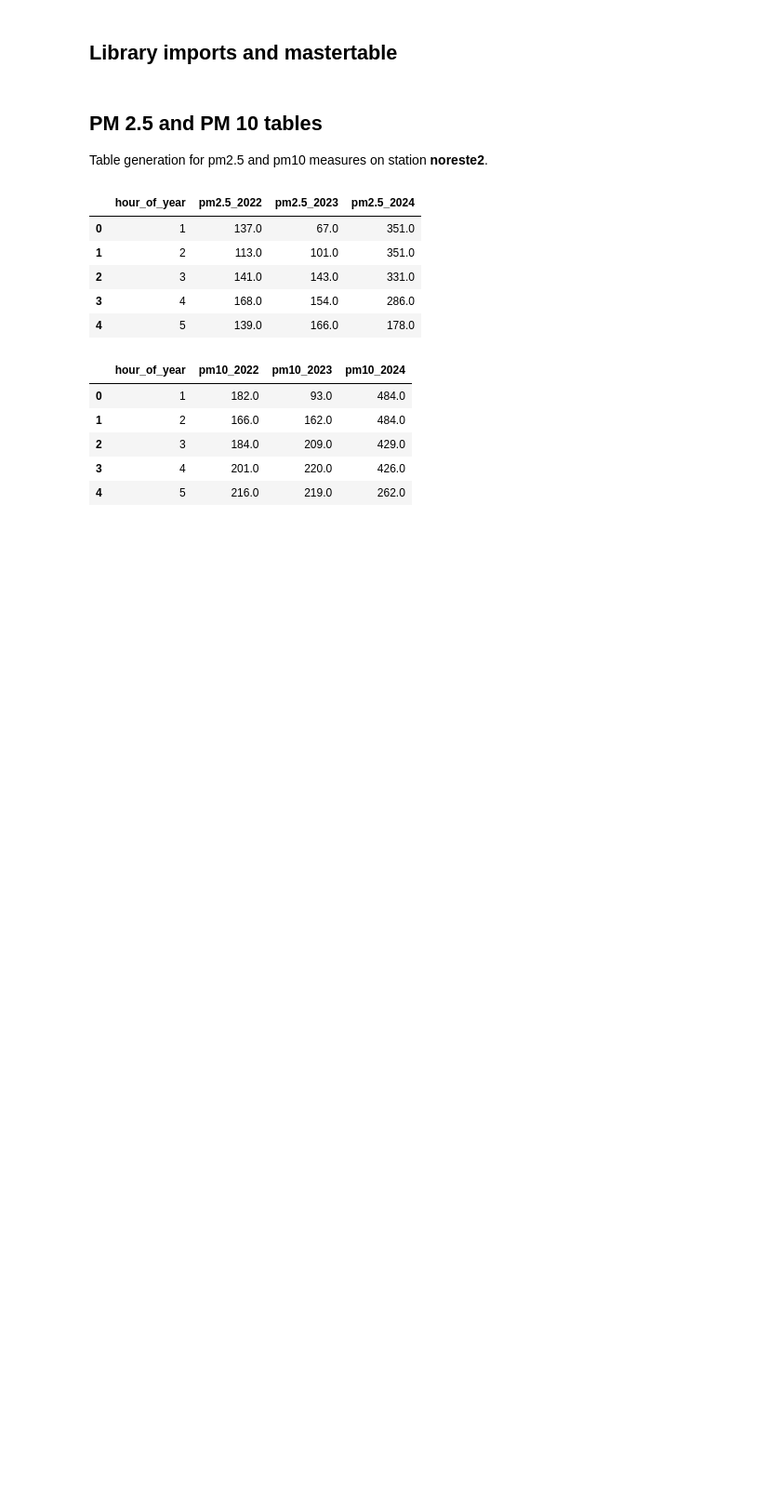
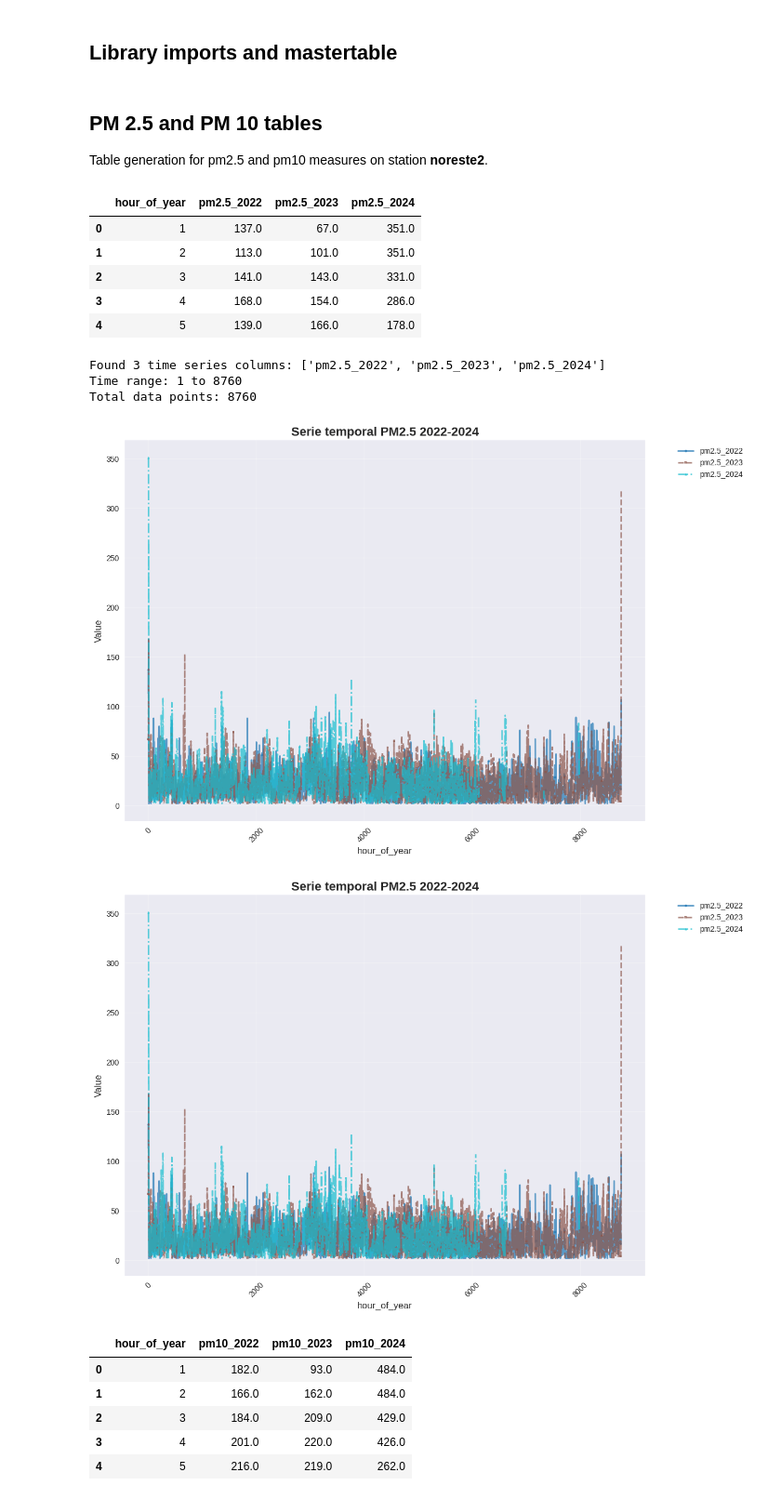
Before and after one commit to Alfonso-Fierro/PROYECTO_MA2003B, a Jupyter notebook: notebooks/03_models/02_lsde_noreste_2.ipynb, the cells around one changed output. Shown at 93% size. Cells and saved outputs as stored; diff of their text form; code cells hidden in the pictures; blank space fills up the shorter version.

```diff
--- a/notebooks/03_models/02_lsde_noreste_2.ipynb
+++ b/notebooks/03_models/02_lsde_noreste_2.ipynb
@@ -54,6 +54,14 @@ df_table_pm25.head()
 | 2 | 3 | 141.0 | 143.0 | 331.0 |
 | 3 | 4 | 168.0 | 154.0 | 286.0 |
 | 4 | 5 | 139.0 | 166.0 | 178.0 |
+# %%
+visual_ts.interactive_timeseries_visualizer(df_table_pm25, index_col='hour_of_year')
+# %% [output]
+Found 3 time series columns: ['pm2.5_2022', 'pm2.5_2023', 'pm2.5_2024']
+Time range: 1 to 8760
+Total data points: 8760
+[figure, added]
+[figure, added]
 # %%
 df_table_pm10.head()
 # %% [output]
```
Also changed, not shown: parts of 8 cells of this notebook, 8 other files.
